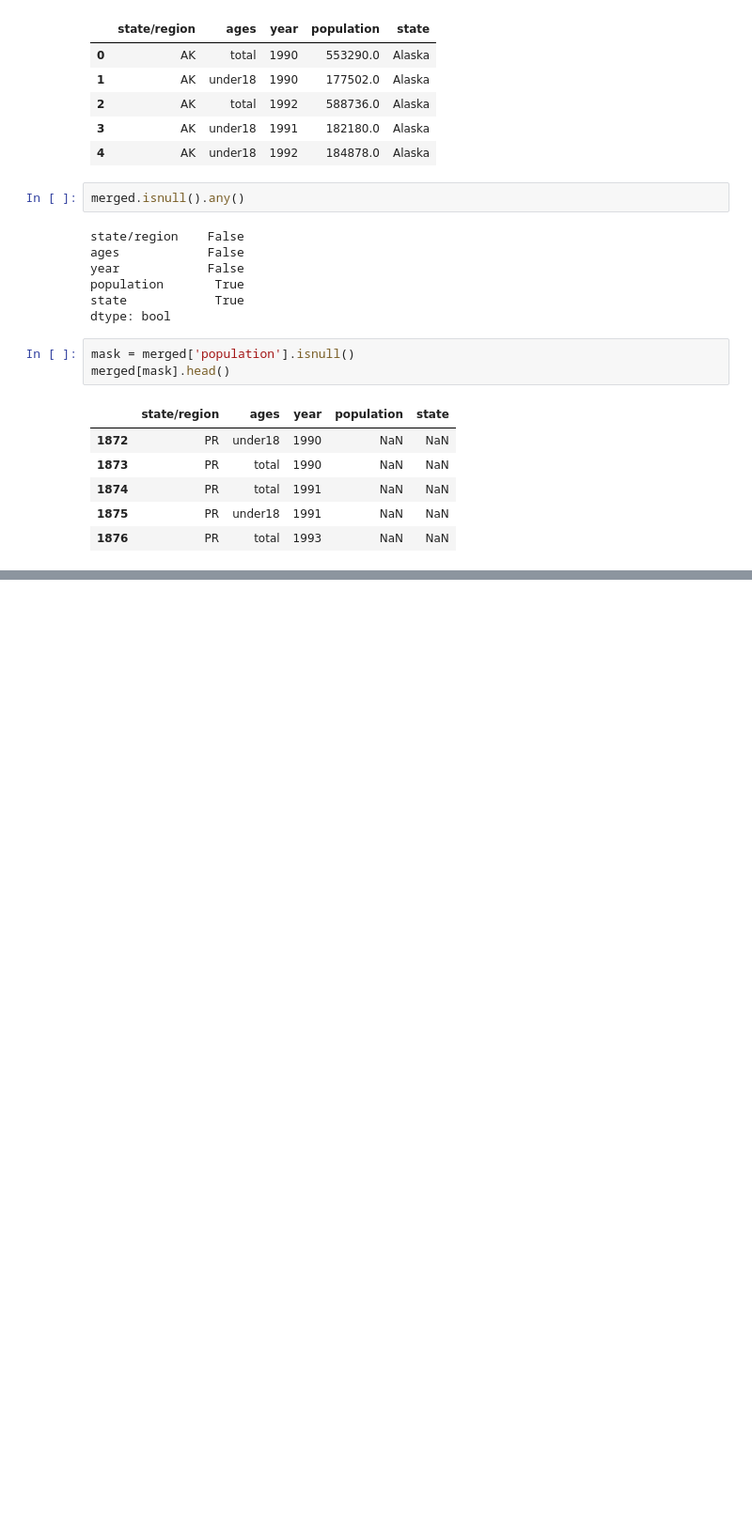
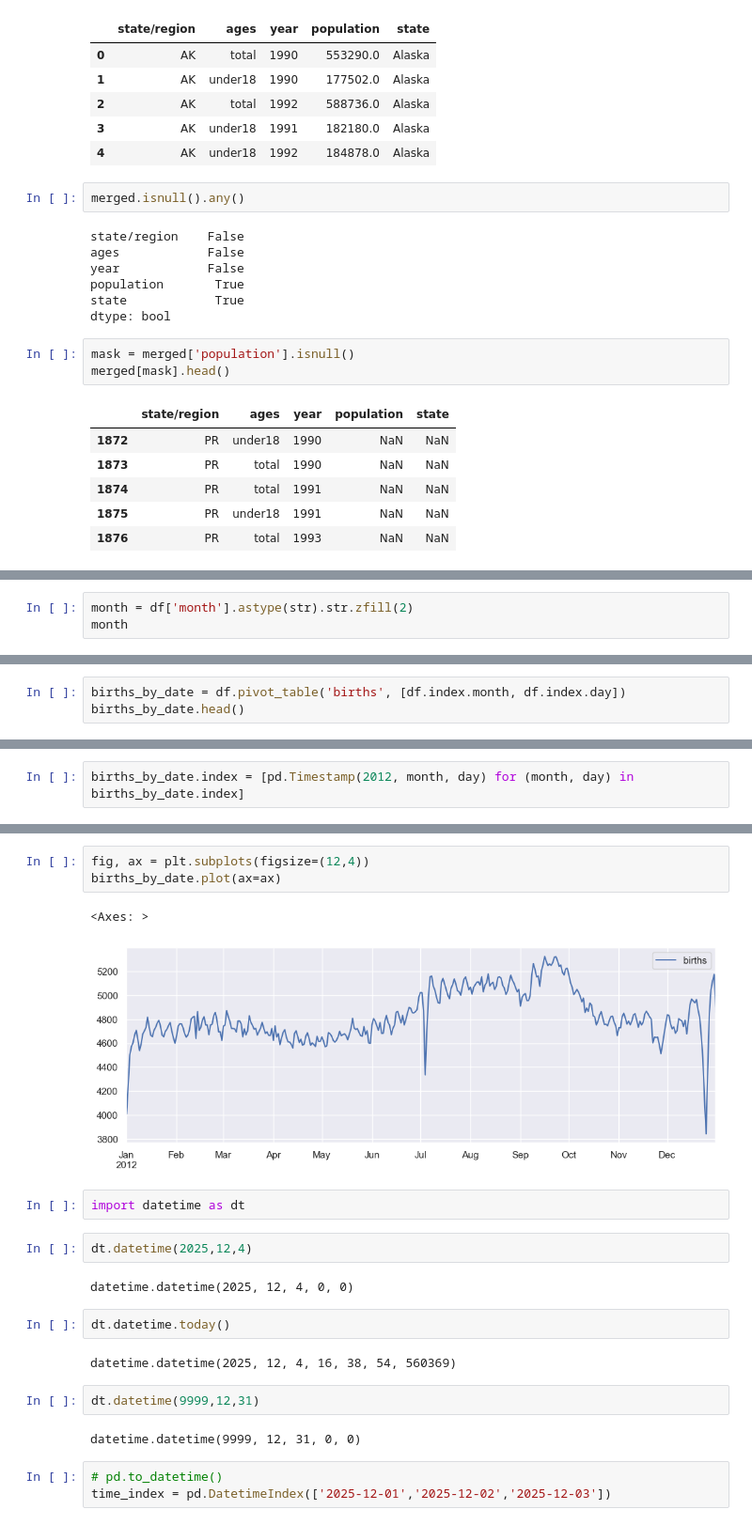
Before and after one commit to kimyuchan-1/workspace_data_science, a Jupyter notebook: pydsr-main/notebooks/chap03/pandas.ipynb, the cells around one changed output, grey strips where cells are left out. Shown at 94% size. Saved outputs shown, nothing was run; the diff lists cells and outputs as text; blank space fills up the shorter version.

```diff
--- a/pydsr-main/notebooks/chap03/pandas.ipynb
+++ b/pydsr-main/notebooks/chap03/pandas.ipynb
@@ -486,0 +896,3 @@ merged[mask].head()
+# %%
+month = df['month'].astype(str).str.zfill(2)
+month
@@ -486,0 +924,3 @@ merged[mask].head()
+# %%
+births_by_date = df.pivot_table('births', [df.index.month, df.index.day])
+births_by_date.head()
@@ -486,0 +934,2 @@ merged[mask].head()
+# %%
+births_by_date.index = [pd.Timestamp(2012, month, day) for (month, day) in births_by_date.index]
@@ -486,0 +945,23 @@ merged[mask].head()
+# %%
+fig, ax = plt.subplots(figsize=(12,4))
+births_by_date.plot(ax=ax)
+# %% [output]
+<Axes: >
+[figure, added]
+# %%
+import datetime as dt
+# %%
+dt.datetime(2025,12,4)
+# %% [output]
+datetime.datetime(2025, 12, 4, 0, 0)
+# %%
+dt.datetime.today()
+# %% [output]
+datetime.datetime(2025, 12, 4, 16, 38, 54, 560369)
+# %%
+dt.datetime(9999,12,31)
+# %% [output]
+datetime.datetime(9999, 12, 31, 0, 0)
+# %%
+# pd.to_datetime()
+time_index = pd.DatetimeIndex(['2025-12-01','2025-12-02','2025-12-03'])
```
Also changed, not shown: parts of 81 cells of this notebook, 3 other files.
